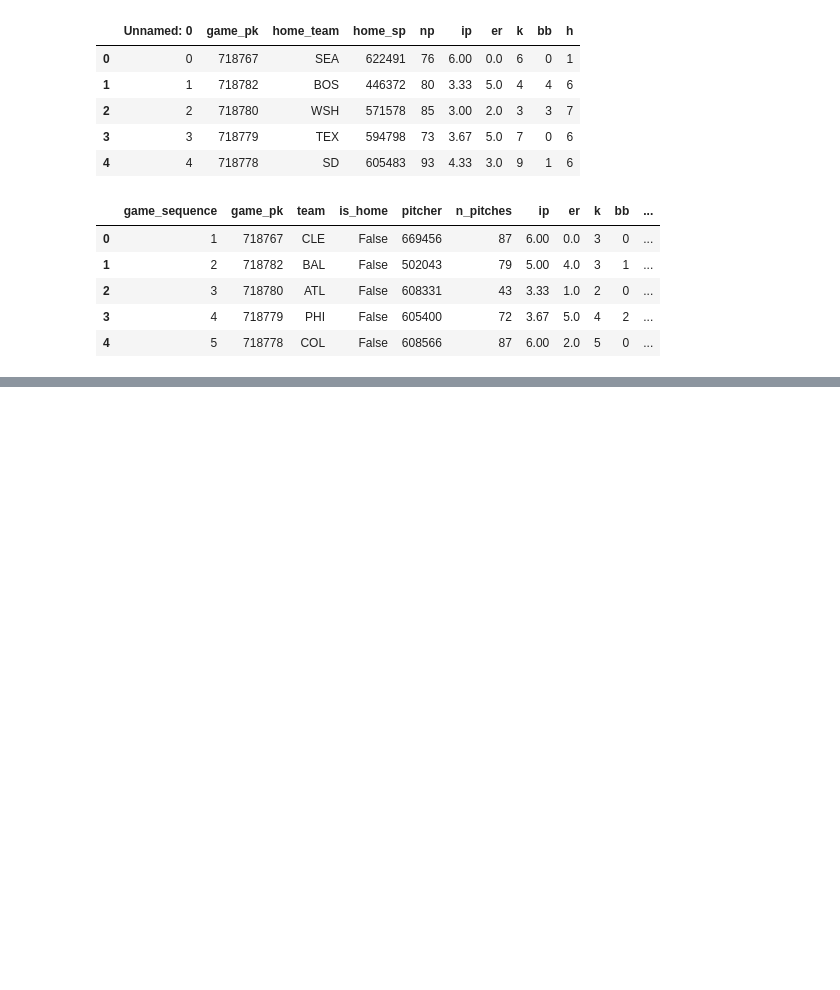
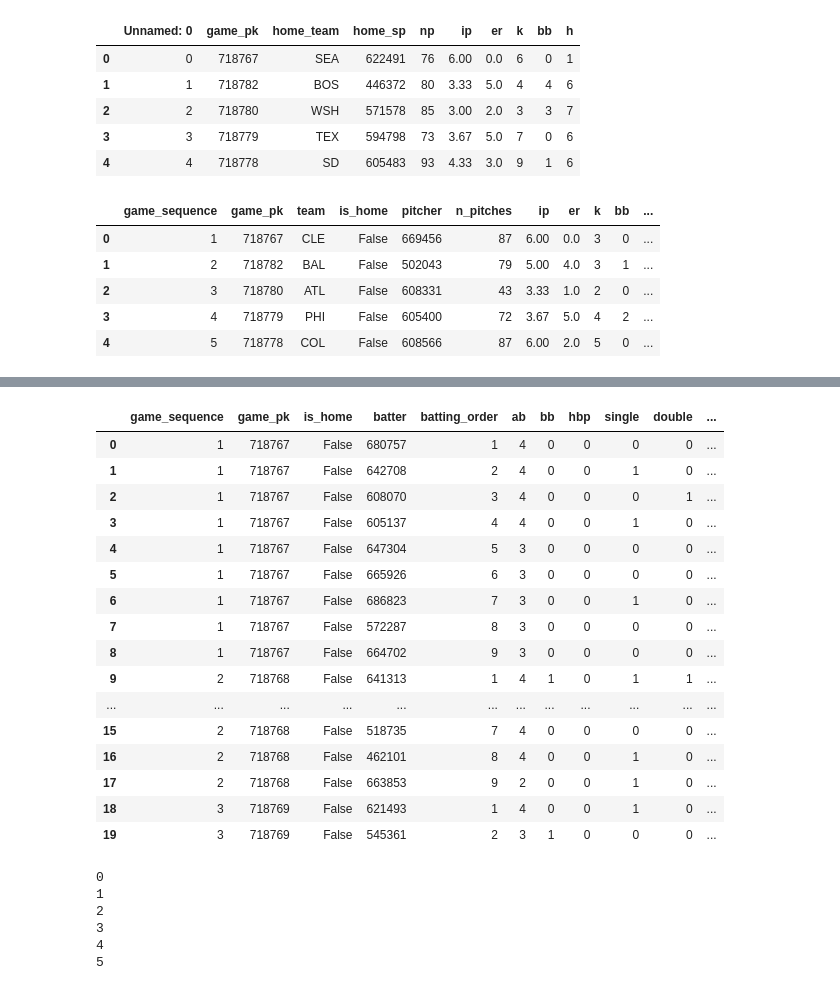
Before and after one commit to Stevey8/MLB-WL-prediction, a Jupyter notebook: cleaning_2023_data.ipynb, the cells around one changed output, grey strips where cells are left out. Cells and saved outputs as stored; diff of their text form; code cells hidden in the pictures; blank space fills up the shorter version.

```diff
--- a/cleaning_2023_data.ipynb
+++ b/cleaning_2023_data.ipynb
@@ -62,0 +75,3 @@ sp2023_era.to_csv('cleaned_pitching_data_2023_starter_era.csv', index=True)
+# %%
+df = pd.read_csv('data_without_metric_2023.csv')
+df.head()
@@ -62,0 +86,3 @@ sp2023_era.to_csv('cleaned_pitching_data_2023_starter_era.csv', index=True)
+# %%
+batting_away_lineup = pd.read_csv('batting_data_away_2023.csv')
+batting_home_lineup = pd.read_csv('batting_data_home_2023.csv')
@@ -62,0 +103,39 @@ sp2023_era.to_csv('cleaned_pitching_data_2023_starter_era.csv', index=True)
+# %%
+def clean_batting(df,is_home=True):
+    df.insert(0,'game_sequence',(df.index+9)//9)
+    df.insert(2,'is_home',is_home)
+    df.insert(4,'batting_order',df.index%9+1)
+    # df = df.groupby(game_pk)
+    return df
+# %%
+df_test = clean_batting(batting_away_lineup,is_home=False)
+df_test.head(20)
+# %% [output]
+|  | game_sequence | game_pk | is_home | batter | batting_order | ab | bb | hbp | single | double | ... |
+| 0 | 1 | 718767 | False | 680757 | 1 | 4 | 0 | 0 | 0 | 0 | ... |
+| 1 | 1 | 718767 | False | 642708 | 2 | 4 | 0 | 0 | 1 | 0 | ... |
+| 2 | 1 | 718767 | False | 608070 | 3 | 4 | 0 | 0 | 0 | 1 | ... |
+| 3 | 1 | 718767 | False | 605137 | 4 | 4 | 0 | 0 | 1 | 0 | ... |
+| 4 | 1 | 718767 | False | 647304 | 5 | 3 | 0 | 0 | 0 | 0 | ... |
+| 5 | 1 | 718767 | False | 665926 | 6 | 3 | 0 | 0 | 0 | 0 | ... |
+| 6 | 1 | 718767 | False | 686823 | 7 | 3 | 0 | 0 | 1 | 0 | ... |
+| 7 | 1 | 718767 | False | 572287 | 8 | 3 | 0 | 0 | 0 | 0 | ... |
+| 8 | 1 | 718767 | False | 664702 | 9 | 3 | 0 | 0 | 0 | 0 | ... |
+| 9 | 2 | 718768 | False | 641313 | 1 | 4 | 1 | 0 | 1 | 1 | ... |
+| ... | ... | ... | ... | ... | ... | ... | ... | ... | ... | ... | ... |
+| 15 | 2 | 718768 | False | 518735 | 7 | 4 | 0 | 0 | 0 | 0 | ... |
+| 16 | 2 | 718768 | False | 462101 | 8 | 4 | 0 | 0 | 1 | 0 | ... |
+| 17 | 2 | 718768 | False | 663853 | 9 | 2 | 0 | 0 | 1 | 0 | ... |
+| 18 | 3 | 718769 | False | 621493 | 1 | 4 | 0 | 0 | 1 | 0 | ... |
+| 19 | 3 | 718769 | False | 545361 | 2 | 3 | 1 | 0 | 0 | 0 | ... |
+# %%
+grouped = df_test.groupby('game_pk')
+for i in grouped:
+    for idx, row in i.iterrows():
+# %% [output]
+0
+1
+2
+3
+4
+5
```
Also changed, not shown: parts of 7 cells of this notebook, 1 other file.
